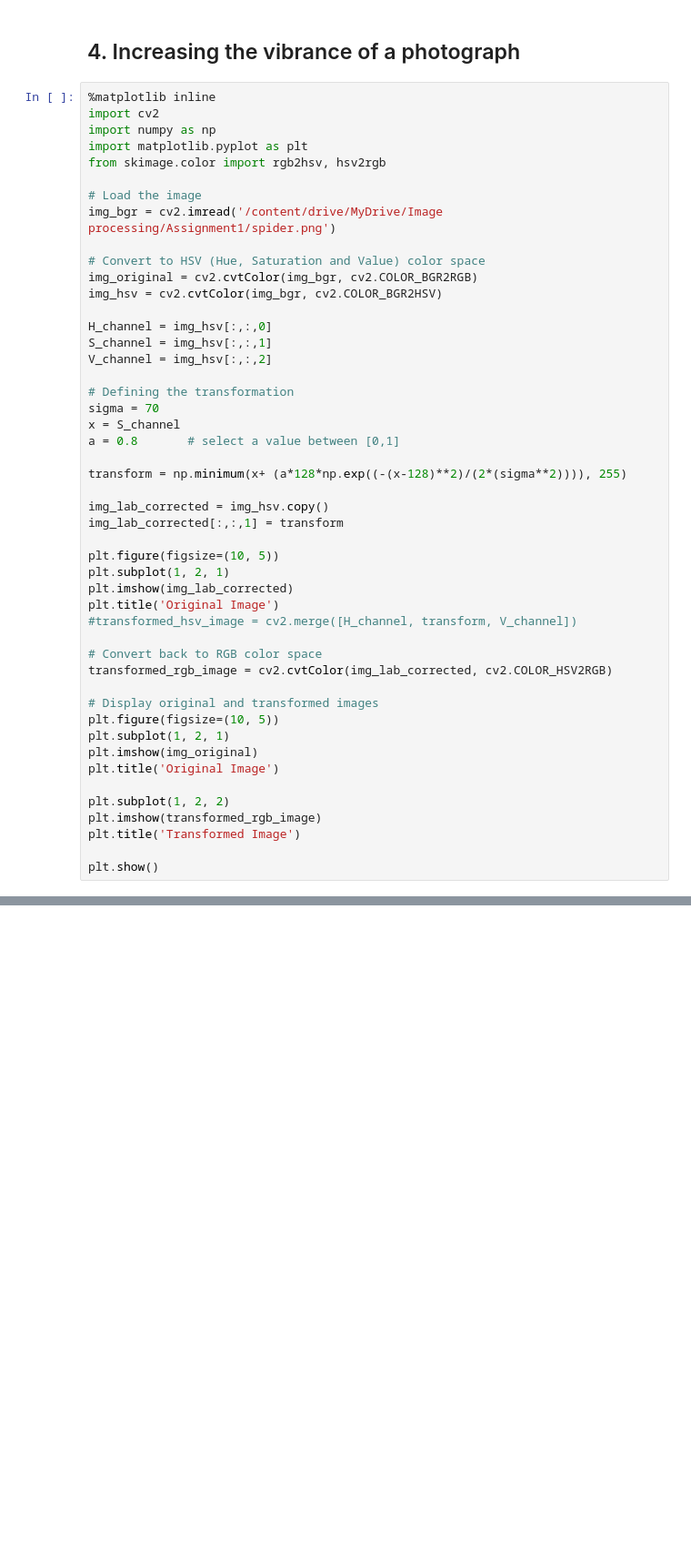
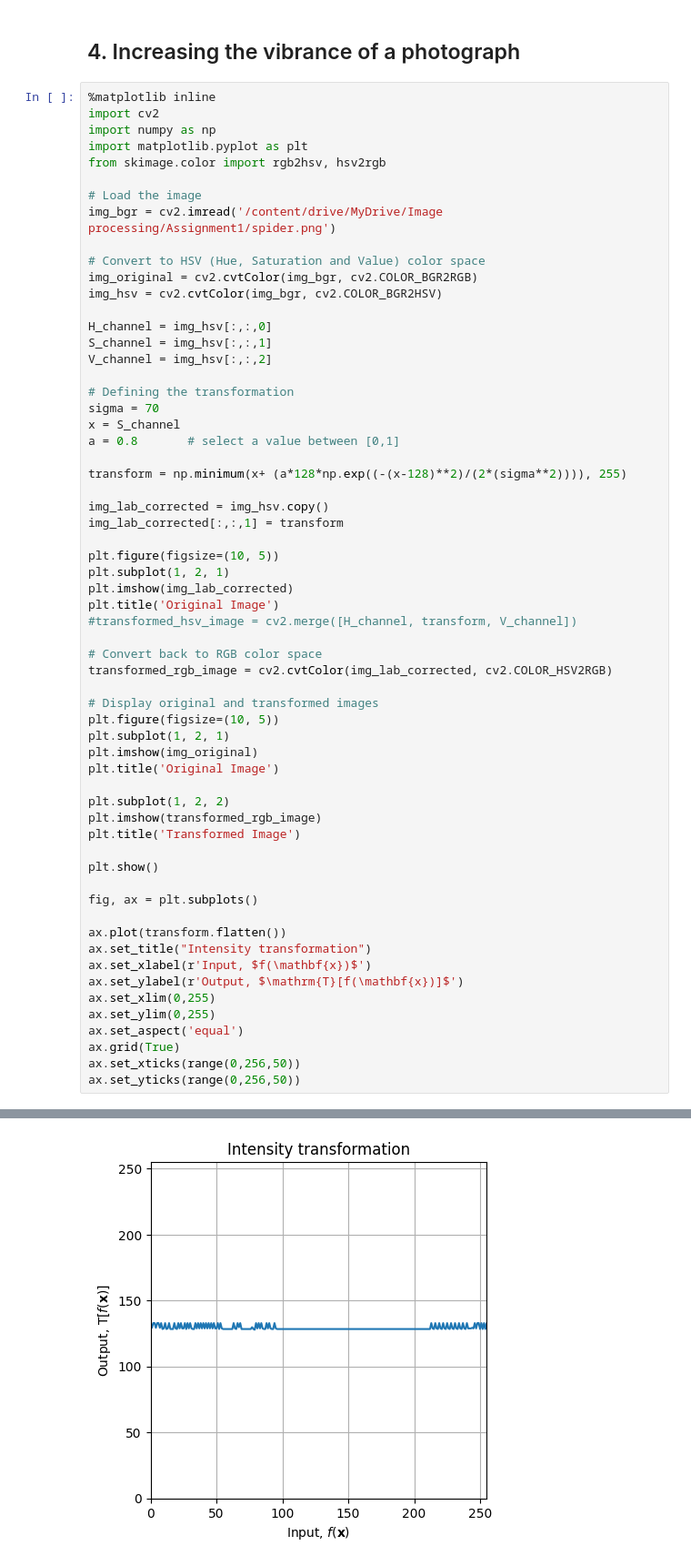
Before and after one commit to KavinduKariyawasam/Image_Processing, a Jupyter notebook: Assignment1.ipynb, the cells around one changed output, grey strips where cells are left out. Shown at 91% size. Drawn from its saved outputs; the diff is of its cells as text; blank space fills up the shorter version.

```diff
--- a/Assignment1.ipynb
+++ b/Assignment1.ipynb
@@ -261,6 +259,19 @@ plt.imshow(transformed_rgb_image)
 plt.title('Transformed Image')
 
 plt.show()
+
+fig, ax = plt.subplots()
+
+ax.plot(transform.flatten())
+ax.set_title("Intensity transformation")
+ax.set_xlabel(r'Input, $f(\mathbf{x})$')
+ax.set_ylabel(r'Output, $\mathrm{T}[f(\mathbf{x})]$')
+ax.set_xlim(0,255)
+ax.set_ylim(0,255)
+ax.set_aspect('equal')
+ax.grid(True)
+ax.set_xticks(range(0,256,50))
+ax.set_yticks(range(0,256,50))
 # %% [output]
 [figure]
 [figure]
@@ -266,0 +284 @@ plt.show()
+[figure, added]
```
Also changed, not shown: parts of 4 cells of this notebook.
